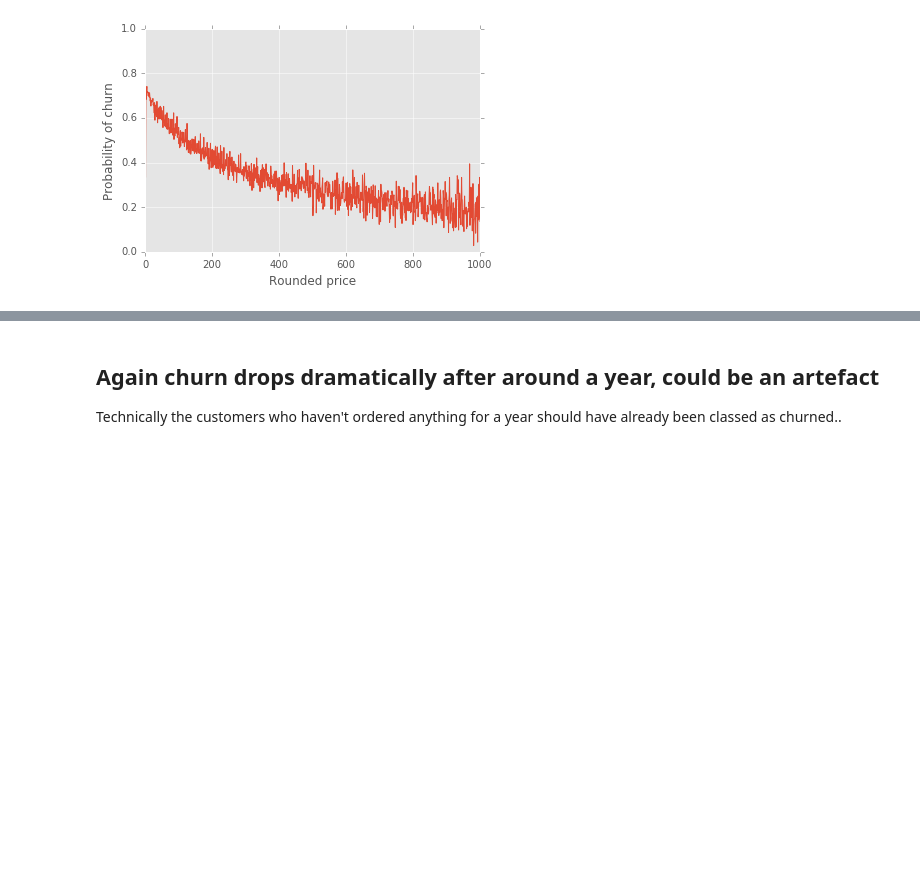
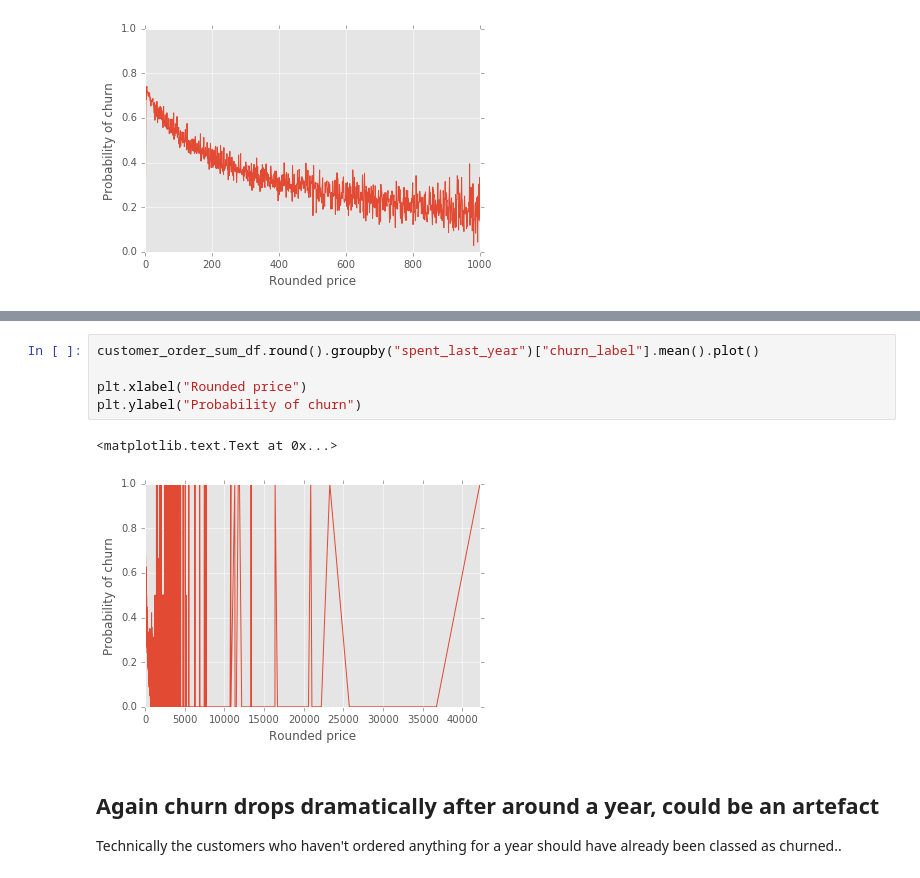
Before and after one commit to duncan-a-little/A_task, a Jupyter notebook: InitialExplorationAndModelling.ipynb, the cells around one changed output, grey strips where cells are left out. Saved outputs shown, nothing was run; the diff lists cells and outputs as text; blank space fills up the shorter version.

```diff
--- a/InitialExplorationAndModelling.ipynb
+++ b/InitialExplorationAndModelling.ipynb
@@ -256,3 +310,11 @@ plt.ylabel("Probability of churn")
+# %%
+customer_order_sum_df.round().groupby("spent_last_year")["churn_label"].mean().plot()
+
+plt.xlabel("Rounded price")
+plt.ylabel("Probability of churn")
+# %% [output]
+<matplotlib.text.Text at 0x...>
+[figure, added]
 # %% [markdown]
 ## Again churn drops dramatically after around a year, could be an artefact
 
```
Also changed, not shown: parts of 21 cells of this notebook.
